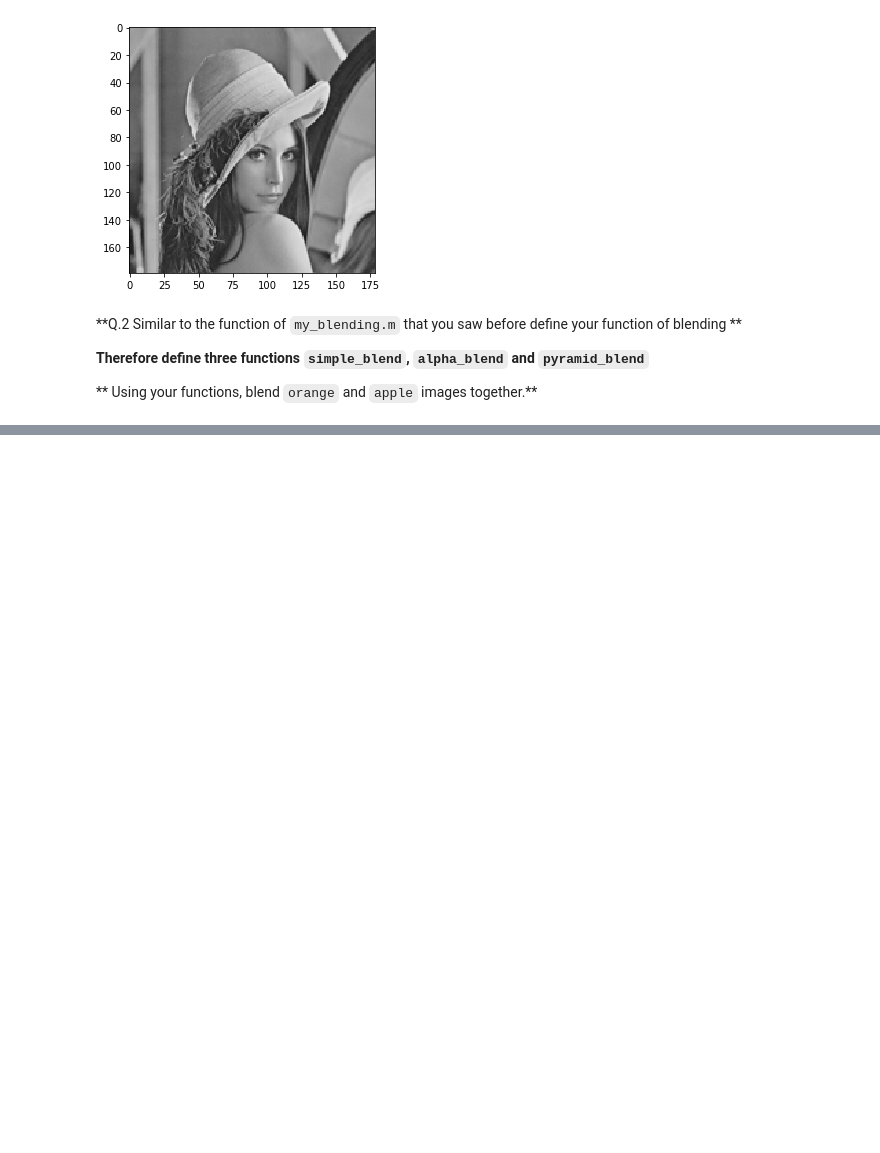
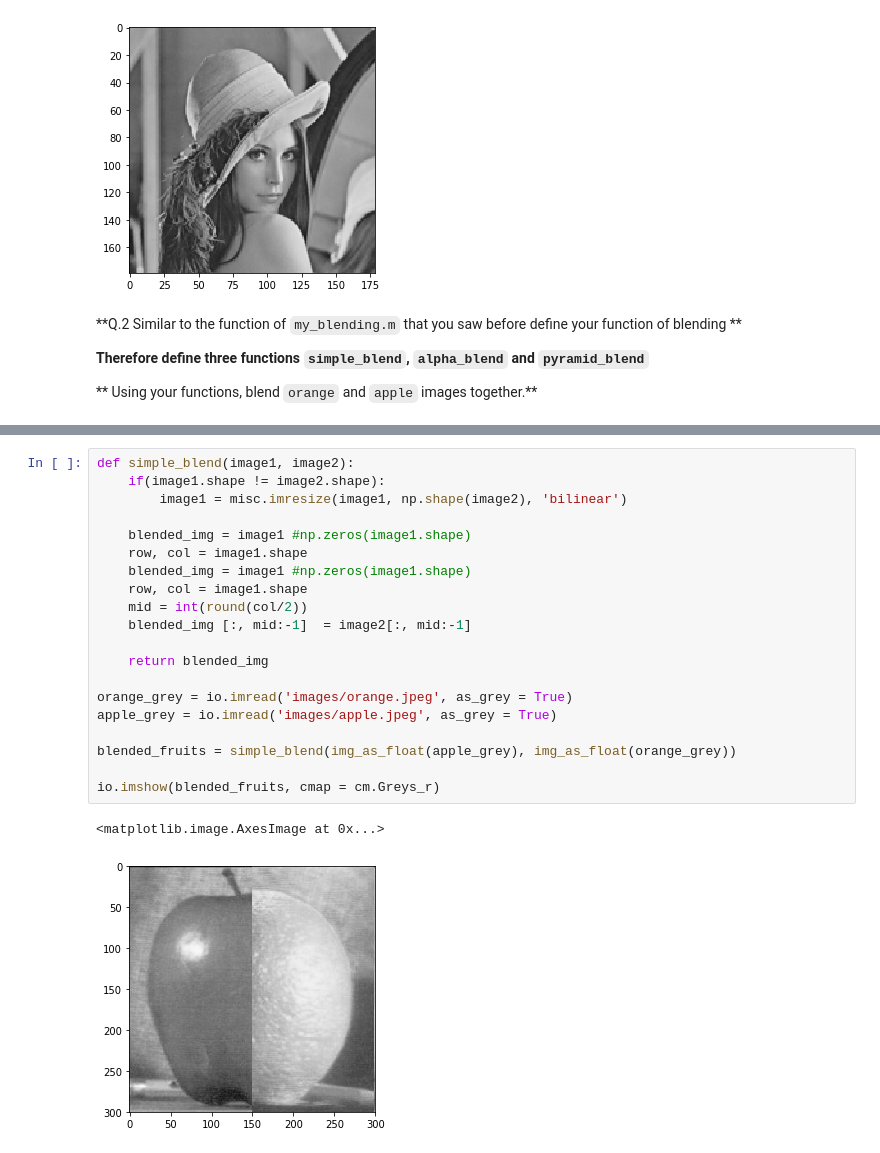
Before and after one commit to cefisalam/B31XB-IIP-TP-1718, a Jupyter notebook: 3-interpolation-blending/3-interpolation-blending.ipynb, the cells around one changed output, grey strips where cells are left out. Cells and saved outputs as stored; diff of their text form; blank space fills up the shorter version.

```diff
--- a/3-interpolation-blending/3-interpolation-blending.ipynb
+++ b/3-interpolation-blending/3-interpolation-blending.ipynb
@@ -99,0 +100,23 @@ axes[1].imshow(apple_im, cmap= cm.Greys_r)
+# %%
+def simple_blend(image1, image2):
+    if(image1.shape != image2.shape):
+        image1 = misc.imresize(image1, np.shape(image2), 'bilinear')
+
+    blended_img = image1 #np.zeros(image1.shape)
+    row, col = image1.shape
+    blended_img = image1 #np.zeros(image1.shape)
+    row, col = image1.shape
+    mid = int(round(col/2))
+    blended_img [:, mid:-1]  = image2[:, mid:-1]
+
+    return blended_img
+
+orange_grey = io.imread('images/orange.jpeg', as_grey = True)
+apple_grey = io.imread('images/apple.jpeg', as_grey = True)
+
+blended_fruits = simple_blend(img_as_float(apple_grey), img_as_float(orange_grey))
+
+io.imshow(blended_fruits, cmap = cm.Greys_r)
+# %% [output]
+<matplotlib.image.AxesImage at 0x...>
+[figure, added]
```
Also changed, not shown: parts of 8 cells of this notebook, 1 other file.
